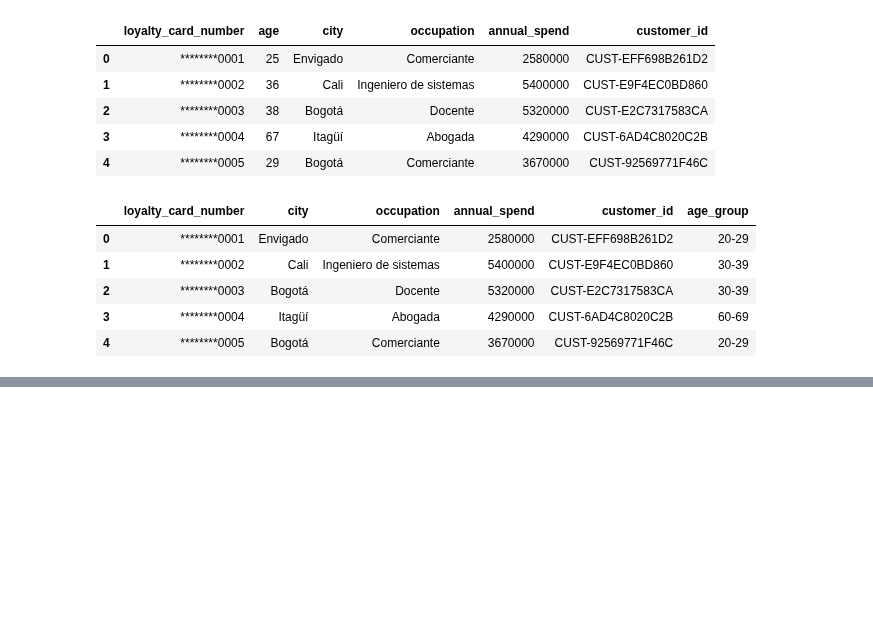
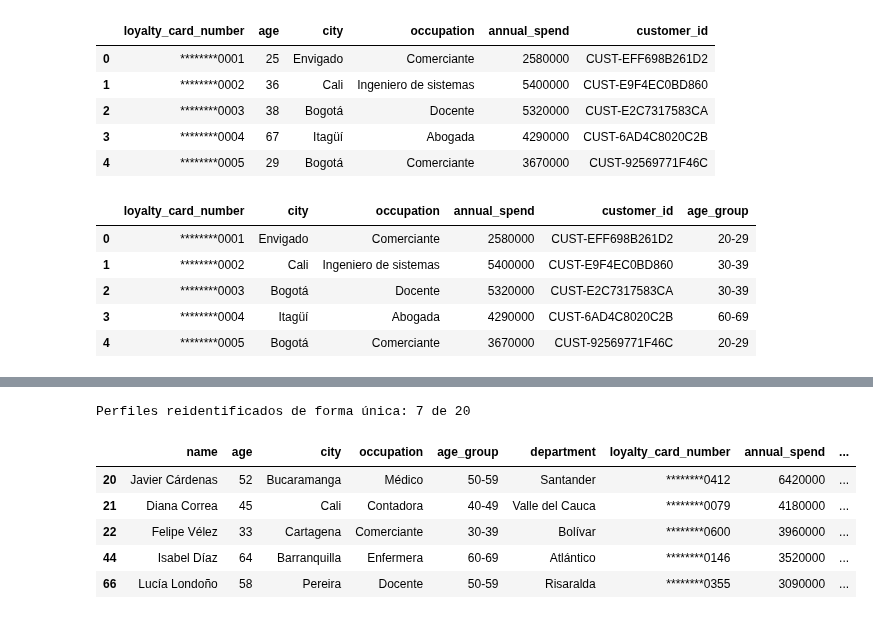
Before and after one commit to 2026-2-descriptiva/std-juan-diego-ordonez-londono, a Jupyter notebook: PRE_05_anonimizacion/notebooks/notebook.ipynb, the cells around one changed output, grey strips where cells are left out. Drawn from its saved outputs; the diff is of its cells as text; code cells hidden in the pictures; blank space fills up the shorter version.

```diff
--- a/PRE_05_anonimizacion/notebooks/notebook.ipynb
+++ b/PRE_05_anonimizacion/notebooks/notebook.ipynb
@@ -174,0 +205,44 @@ Perfiles reidentificados de forma única: 9 de 20
+# %%
+# Verificación
+
+auxiliary_attack = auxiliary.copy()
+
+auxiliary_attack["age_group"] = pd.cut(
+    auxiliary_attack["age"],
+    bins=[20, 30, 40, 50, 60, 70],
+    labels=["20-29", "30-39", "40-49", "50-59", "60-69"],
+    right=False,
+)
+
+auxiliary_attack["department"] = auxiliary_attack["city"].map(city_to_department)
+
+quasi_identifiers = ["age_group", "department", "occupation"]
+
+candidates = auxiliary_attack.merge(
+    anonymized,
+    on=quasi_identifiers,
+    how="inner",
+)
+
+number_of_candidates = (
+    candidates.groupby("name").size().reindex(auxiliary["name"], fill_value=0)
+)
+
+unique_matches = candidates[candidates["name"].map(number_of_candidates).eq(1)]
+
+print(
+    "Perfiles reidentificados de forma única:",
+    number_of_candidates.eq(1).sum(),
+    "de",
+    len(auxiliary),
+)
+
+unique_matches.head()
+# %% [output]
+Perfiles reidentificados de forma única: 7 de 20
+|  | name | age | city | occupation | age_group | department | loyalty_card_number | annual_spend | ... |
+| 20 | Javier Cárdenas | 52 | Bucaramanga | Médico | 50-59 | Santander | ********0412 | 6420000 | ... |
+| 21 | Diana Correa | 45 | Cali | Contadora | 40-49 | Valle del Cauca | ********0079 | 4180000 | ... |
+| 22 | Felipe Vélez | 33 | Cartagena | Comerciante | 30-39 | Bolívar | ********0600 | 3960000 | ... |
+| 44 | Isabel Díaz | 64 | Barranquilla | Enfermera | 60-69 | Atlántico | ********0146 | 3520000 | ... |
+| 66 | Lucía Londoño | 58 | Pereira | Docente | 50-59 | Risaralda | ********0355 | 3090000 | ... |
```
Also changed, not shown: parts of 6 cells of this notebook, 1 other file.
